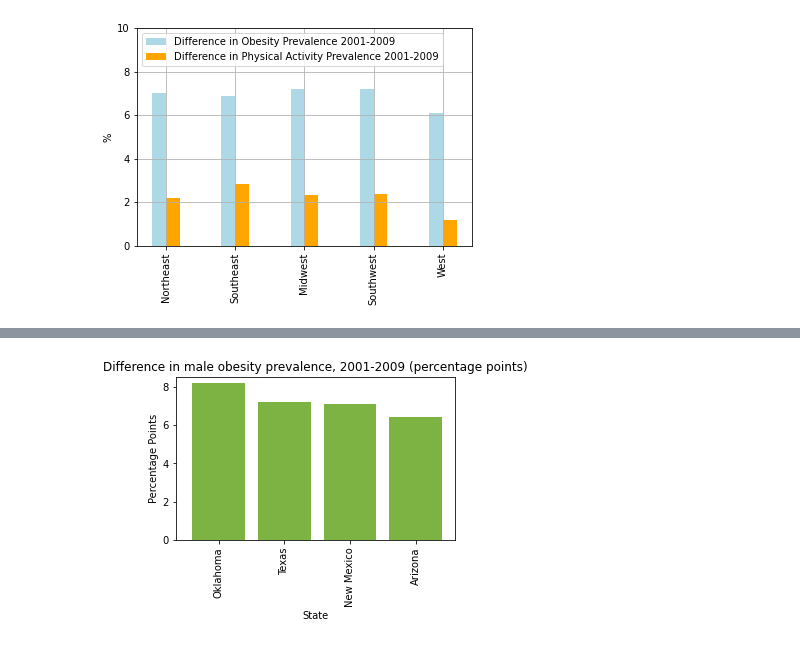
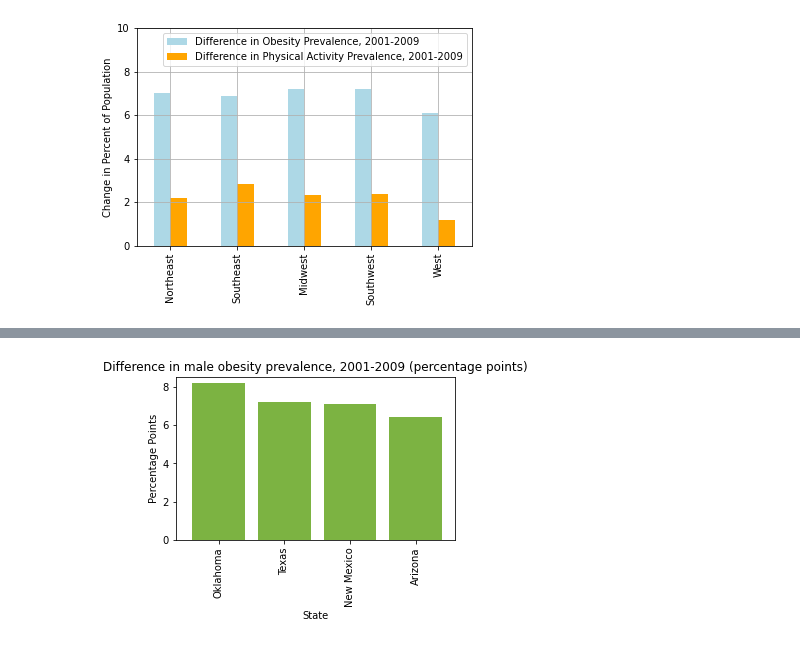
Before and after one commit to Mvillarreal88/State-of-Survival, a Jupyter notebook: Sandbox/Dillon/regional-charts.ipynb, the cells around one changed output, grey strips where cells are left out. Cells and saved outputs as stored; diff of their text form; code cells hidden in the pictures.

```diff
--- a/Sandbox/Dillon/regional-charts.ipynb
+++ b/Sandbox/Dillon/regional-charts.ipynb
@@ -61,63 +61,41 @@ Southeast_life_expect['avg diff in l.e.'] = ((Southeast_life_expect['Difference
                                             + Southeast_life_expect['Difference in female life expectancy, 1985-2010 (years)'])/2)
 
 Midwest_life_expect['avg diff in l.e.'] = ((Midwest_life_expect['Difference in male life expectancy, 1985-2010 (years)']
                                             + Midwest_life_expect['Difference in female life expectancy, 1985-2010 (years)'])/2)
 
 Southwest_life_expect['avg diff in l.e.'] = ((Southwest_life_expect['Difference in male life expectancy, 1985-2010 (years)']
                                             + Southwest_life_expect['Difference in female life expectancy, 1985-2010 (years)'])/2)
 
 West_life_expect['avg diff in l.e.'] = ((West_life_expect['Difference in male life expectancy, 1985-2010 (years)']
                                             + West_life_expect['Difference in female life expectancy, 1985-2010 (years)'])/2)
 
-avg_diff_le_by_region = pd.DataFrame({
-    "Northeast": Northeast_life_expect['avg diff in l.e.'].mean(),
-    "Southeast": Southeast_life_expect['avg diff in l.e.'].mean(),
-    "Midwest": Midwest_life_expect['avg diff in l.e.'].mean(),
-    "Southwest": Southwest_life_expect['avg diff in l.e.'].mean(),
-    "West": West_life_expect['avg diff in l.e.'].mean()
-}, index=[2])
-avg_diff_le_by_region = avg_diff_le_by_region.transpose()
-avg_diff_le_by_region.rename(columns={2:'Difference in Life Expectancy, 1985-2010'}, inplace=True)
 avg_diff_PA_by_region = pd.DataFrame({
     "Northeast": Northeast_PA['avg diff in p.a.'].mean(),
     "Southeast": Southeast_PA['avg diff in p.a.'].mean(),
     "Midwest": Midwest_PA['avg diff in p.a.'].mean(),
     "Southwest": Southwest_PA['avg diff in p.a.'].mean(),
     "West": West_PA['avg diff in p.a.'].mean()
-}, index=[0])
+}, index=[0]).transpose()
 
 avg_diff_obes_by_region = pd.DataFrame({
     "Northeast": Northeast_obes['avg diff in obes prev'].mean(),
     "Southeast": Southeast_obes['avg diff in obes prev'].mean(),
     "Midwest": Midwest_obes['avg diff in obes prev'].mean(),
     "Southwest": Southwest_obes['avg diff in obes prev'].mean(),
     "West": West_obes['avg diff in obes prev'].mean()
-}, index=[1])
-avg_diff_obes_by_region = avg_diff_obes_by_region.transpose()
-avg_diff_PA_by_region = avg_diff_PA_by_region.transpose()
-avg_diff = pd.concat([avg_diff_obes_by_region, avg_diff_PA_by_region, avg_diff_le_by_region], axis=1)
+}, index=[1]).transpose()
+
+avg_diff = pd.concat([avg_diff_obes_by_region, avg_diff_PA_by_region], axis=1)
+
 avg_diff.rename(columns={1:'Difference in Obesity Prevalence, 2001-2009',
                         0: 'Difference in Physical Activity Prevalence, 2001-2009'}, inplace=True)
-x = np.arange(5)
-width = 0.2
 
-# plot data in grouped manner of bar type
-plt.bar(x-0.2, avg_diff['Difference in Obesity Prevalence, 2001-2009'], width, color='lightblue')
-plt.bar(x, avg_diff['Difference in Physical Activity Prevalence, 2001-2009'], width, color='orange')
+
 # # Set Title and labels
+colors = ['lightblue', 'orange']
+avg_diff.plot(kind='bar',ylim=(0,10), grid=True, color=colors)
+plt.ylabel('Change in Percent of Population')
 plt.title('')
-plt.ylabel('%')
-plt.grid()
-# plt.xlim(-0.25, len(x_axis))
-plt.ylim(0, 10)
-x_axis = np.arange(len(avg_diff))
-labels=['Northeast','Southeast','Midwest','Southwest','West',]
-regions = ['Difference in Obesity Prevalence 2001-2009', 'Difference in Physical Activity Prevalence 2001-2009']
-tick_locations = [value-0.1 for value in x_axis]
-plt.xticks(tick_locations, labels, rotation="vertical")
-plt.legend(regions,loc=2)
-# plt.savefig('output_data/.png', bbox_inches='tight')
-plt.show()
-avg_diff
+plt.savefig('output_data/Difference in Obesity & Physical Activity Prevalence, 2001-2009.png', bbox_inches='tight')
 # %% [output]
-[figure, old version]
+[figure, new version]
```
Also changed, not shown: parts of 4 cells of this notebook, 7 other files.
